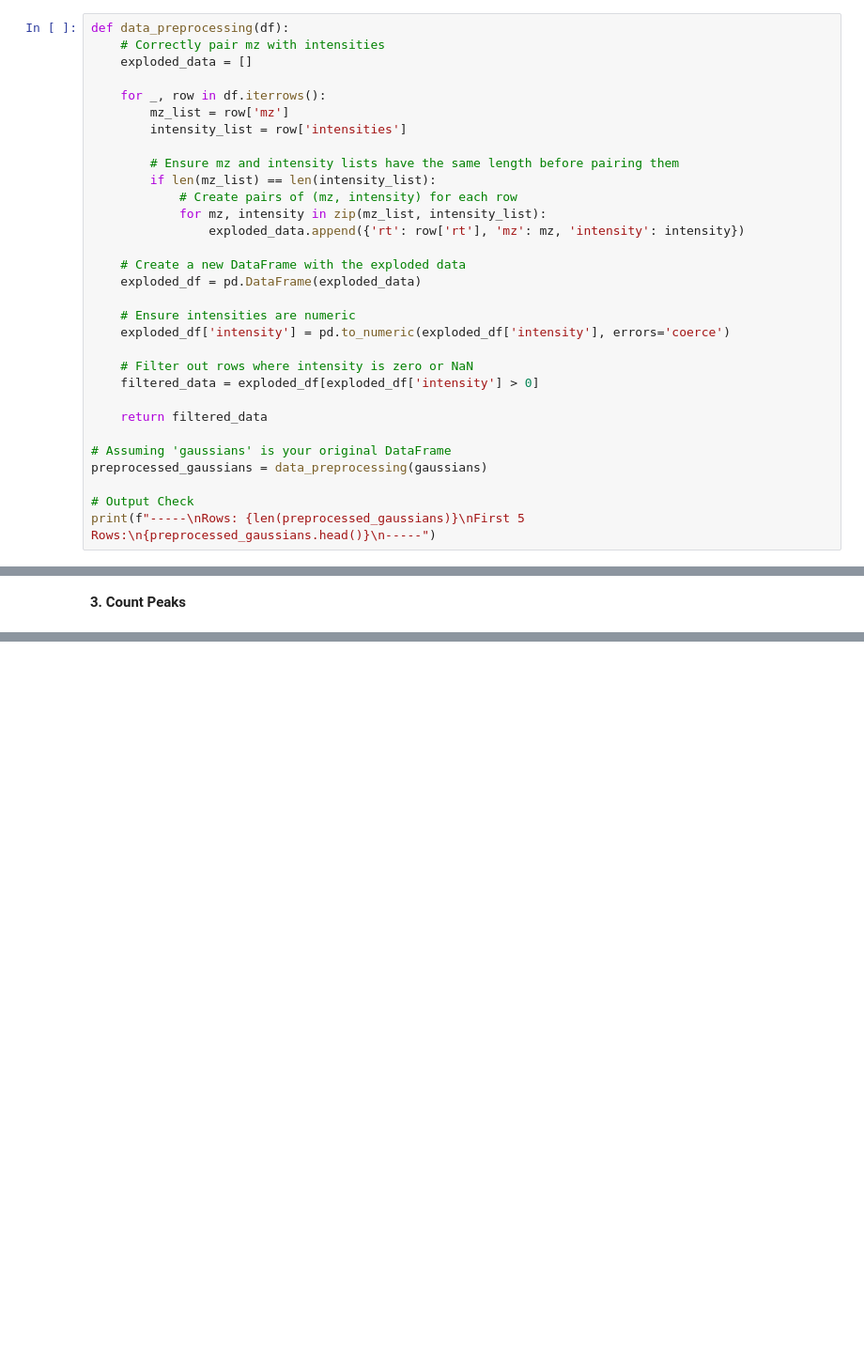
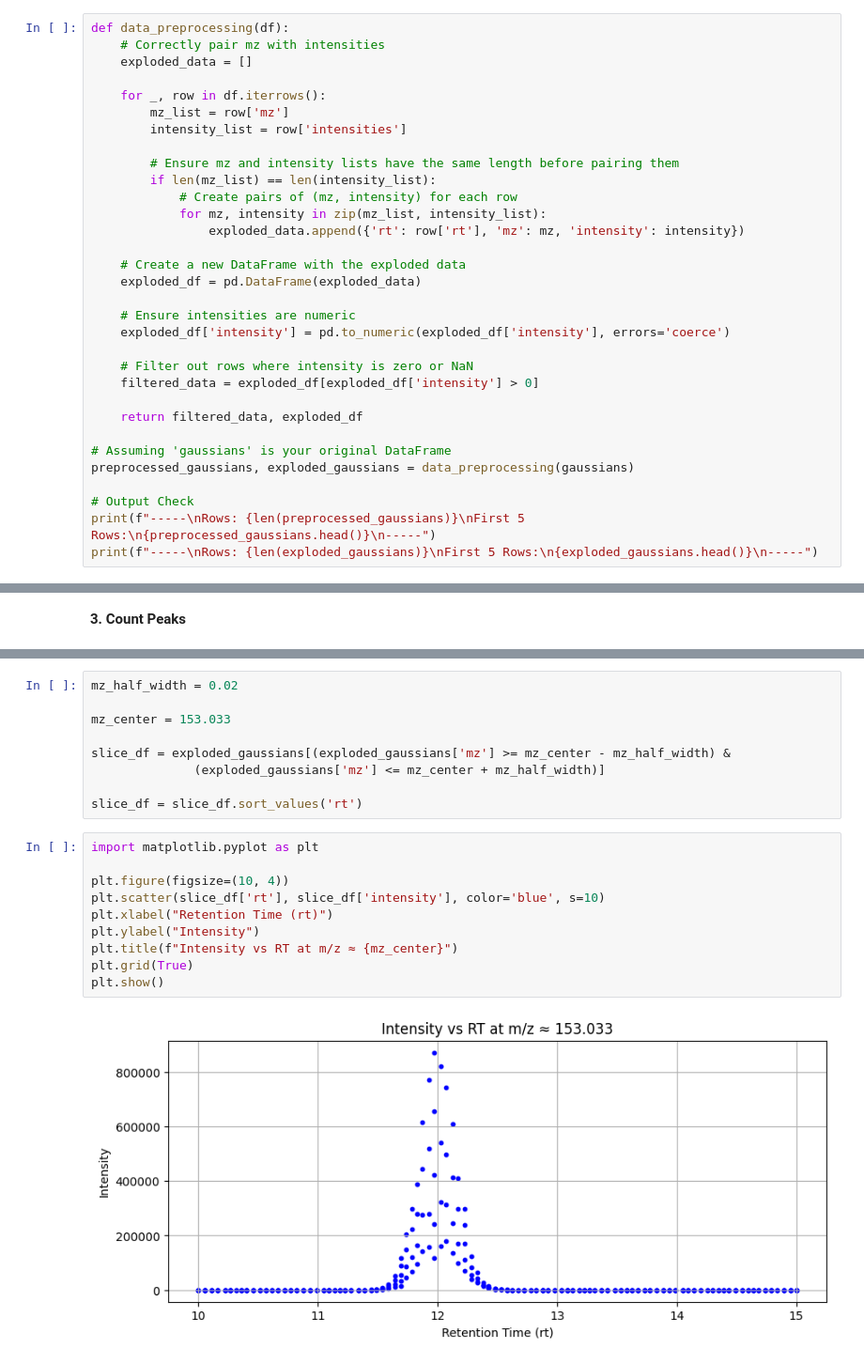
Before and after one commit to VictorGiuPer/PeakSeparationThesis, a Jupyter notebook: GenData/step3_detect_peaks.ipynb, the cells around one changed output, grey strips where cells are left out. Shown at 94% size. Saved outputs shown, nothing was run; the diff lists cells and outputs as text; blank space fills up the shorter version.

```diff
--- a/GenData/step3_detect_peaks.ipynb
+++ b/GenData/step3_detect_peaks.ipynb
@@ -131,13 +131,14 @@ def data_preprocessing(df):
     # Filter out rows where intensity is zero or NaN
     filtered_data = exploded_df[exploded_df['intensity'] > 0]
 
-    return filtered_data
+    return filtered_data, exploded_df
 
 # Assuming 'gaussians' is your original DataFrame
-preprocessed_gaussians = data_preprocessing(gaussians)
+preprocessed_gaussians, exploded_gaussians = data_preprocessing(gaussians)
 
 # Output Check
 print(f"-----\nRows: {len(preprocessed_gaussians)}\nFirst 5 Rows:\n{preprocessed_gaussians.head()}\n-----")
+print(f"-----\nRows: {len(exploded_gaussians)}\nFirst 5 Rows:\n{exploded_gaussians.head()}\n-----")
 # %% [output]
 -----
 Rows: 47371
@@ -156,0 +220,21 @@ Number of peaks detected: 327
+# %%
+mz_half_width = 0.02
+
+mz_center = 153.033
+
+slice_df = exploded_gaussians[(exploded_gaussians['mz'] >= mz_center - mz_half_width) &
+              (exploded_gaussians['mz'] <= mz_center + mz_half_width)]
+
+slice_df = slice_df.sort_values('rt')
+# %%
+import matplotlib.pyplot as plt
+
+plt.figure(figsize=(10, 4))
+plt.scatter(slice_df['rt'], slice_df['intensity'], color='blue', s=10)
+plt.xlabel("Retention Time (rt)")
+plt.ylabel("Intensity")
+plt.title(f"Intensity vs RT at m/z ≈ {mz_center}")
+plt.grid(True)
+plt.show()
+# %% [output]
+[figure, added]
```
Also changed, not shown: parts of 10 cells of this notebook, 1 other file.
